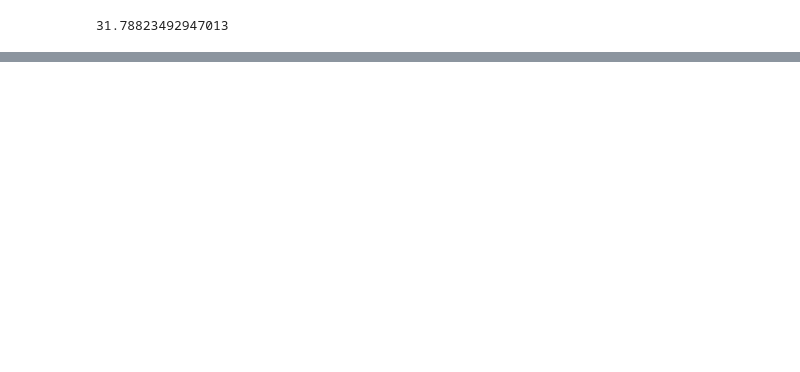
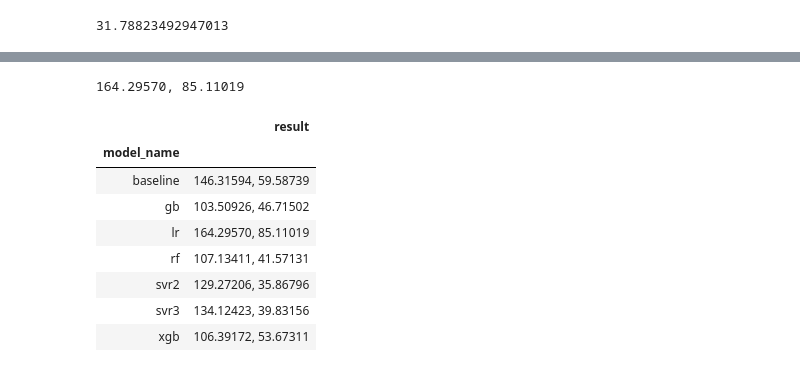
Before and after one commit to sunkusun9/DS_lv3_2404_2, a Jupyter notebook: sec_ds_lv3_prob3_prob_kaggle.ipynb, the cells around one changed output, grey strips where cells are left out. Cells and saved outputs as stored; diff of their text form; code cells hidden in the pictures; blank space fills up the shorter version.

```diff
--- a/sec_ds_lv3_prob3_prob_kaggle.ipynb
+++ b/sec_ds_lv3_prob3_prob_kaggle.ipynb
@@ -143,9 +146,11 @@ from sklearn.pipeline import make_pipeline
 from sklearn.svm import SVR
 from sklearn.metrics import mean_absolute_error
 
-
+# 입력 변수로 사용할 수 있는 모든 변수명을 정리합니다.
+# 실제로는 ColumnTransformer에서 선택이 됩니다.
 X_all = df_prob6_test.columns.tolist()
 
+# Step1: 검증 루틴을 만듭니다.
 def eval_model(model):
     model.fit(df_train[X_all], df_train['target'])
     return (
@@ -153,11 +158,14 @@ def eval_model(model):
         mean_absolute_error(df_train['target'], model.predict(df_train[X_all]))
     )
 
+# 검증 결과 출력 루틴을 만듭니다. 이와 함께 결과를 기록합니다.
 def print_result(model_name, result):
-    str = "{}, {}".format(result[0], result[1])
+    str = "{:.5f}, {:.5f}".format(result[0], result[1])
     print(str)
-    s_hist.append(pd.Series([model_name, result], index=['model_name', 'result']))
+    s_hist.append(pd.Series([model_name, str], index=['model_name', 'result']))
+    display(pd.DataFrame(s_hist).groupby('model_name').last())
 
+# Step3: 모델 선택 루틴을 만듭니다.
 def select_model(model):
     model.fit(df_prob6_train[X_all], df_prob6_train['target'])
     prd = model.predict(df_prob6_test[X_all])
@@ -219,0 +337,23 @@ pd.DataFrame(s_hist).groupby('model_name').last()
+# %%
+from sklearn.linear_model import LinearRegression
+# LinearRegression
+ct = ColumnTransformer([
+    ('std', StandardScaler(), ['TotalHour'] + ['lag_{}'.format(i) for i in range(1, 7)]), # 'TotalHour', lag_1 ~ 6  StandardScaler
+    ('ohe', OneHotEncoder(drop='first', categories='auto'), ['DayName']), # 'DayName' OneHotEncoder drop='first'
+    ('pt', 'passthrough', ['AM']) # 'AM' 'passthrough'
+])
+
+reg_lr = make_pipeline(ct, LinearRegression())
+result = eval_model(reg_lr)
+print_result("lr", result)
+# %% [output]
+164.29570, 85.11019
+|  | result |
+| model_name |  |
+| baseline | 146.31594, 59.58739 |
+| gb | 103.50926, 46.71502 |
+| lr | 164.29570, 85.11019 |
+| rf | 107.13411, 41.57131 |
+| svr2 | 129.27206, 35.86796 |
+| svr3 | 134.12423, 39.83156 |
+| xgb | 106.39172, 53.67311 |
```
Also changed, not shown: parts of 14 cells of this notebook.
